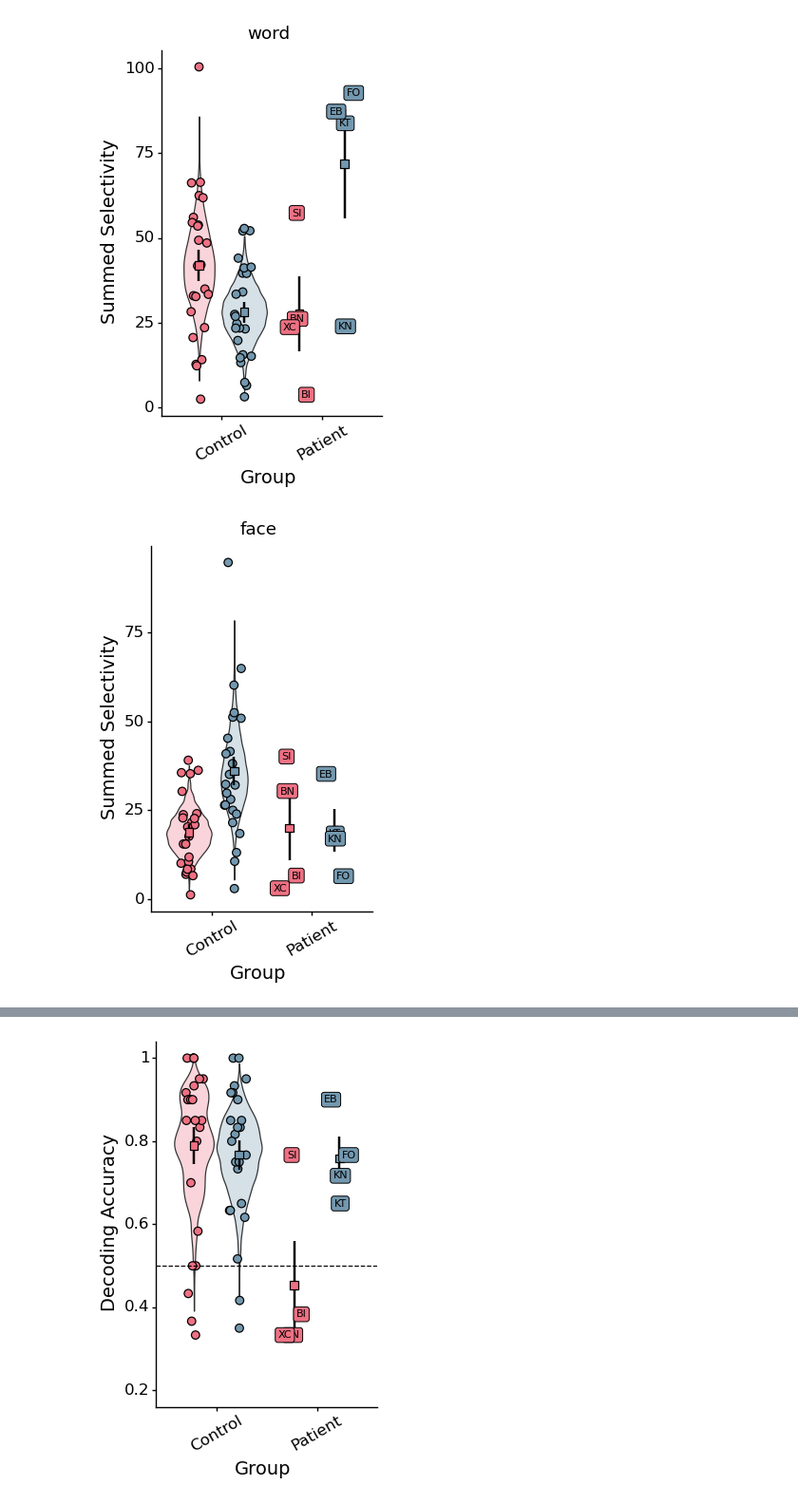
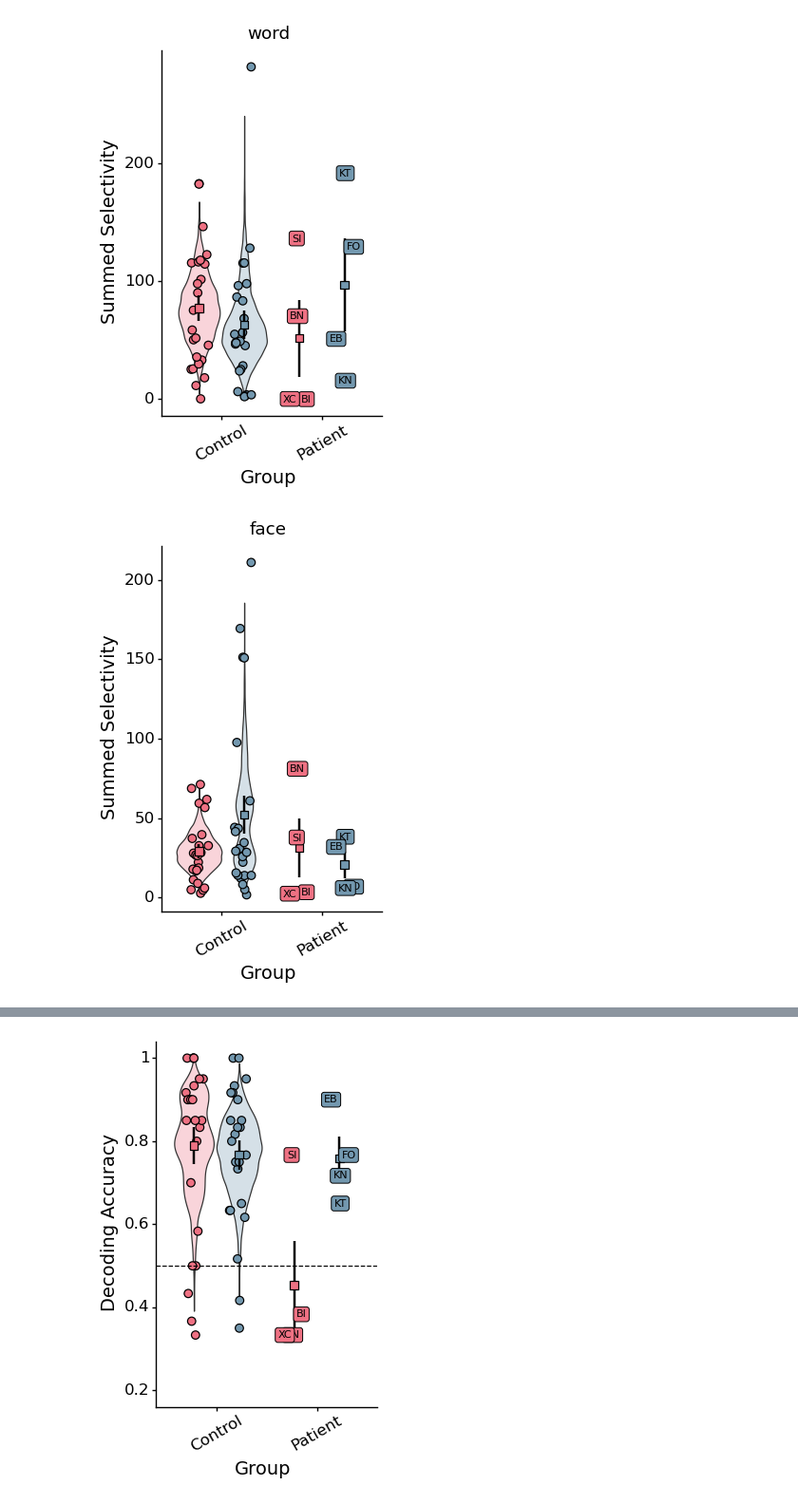
Before and after one commit to vayzenb/hemispace, a Jupyter notebook: analyses/create_figs.ipynb, the cells around one changed output, grey strips where cells are left out. Shown at 95% size. Saved outputs shown, nothing was run; the diff lists cells and outputs as text; code cells hidden in the pictures.

Commit message:
added hemi and reverse rois

```diff
--- a/analyses/create_figs.ipynb
+++ b/analyses/create_figs.ipynb
@@ -90,9 +90,9 @@ analyses = ['sum_selec_norm']
 
 conds = ['word', 'face','tool','space']
 
+#rois = ['dorsal_visual_cortex','dorsal_visual_cortex','ventral_visual_cortex','ventral_visual_cortex']
+rois = ['ventral_visual_cortex','ventral_visual_cortex','dorsal_visual_cortex','dorsal_visual_cortex']
 rois = ['dorsal_visual_cortex','dorsal_visual_cortex','ventral_visual_cortex','ventral_visual_cortex']
-rois = ['ventral_visual_cortex','ventral_visual_cortex','dorsal_visual_cortex','dorsal_visual_cortex']
-rois = ['hemi', 'hemi', 'hemi','hemi','dorsal_visual_cortex','dorsal_visual_cortex','ventral_visual_cortex','ventral_visual_cortex']
 
 for analysis, analysis_name in zip(analyses,analysis_names):
 
@@ -110,32 +110,32 @@ for analysis, analysis_name in zip(analyses,analysis_names):
 
 
 
     #convert act resamples to long format
     act_resamples_long = pd.melt(act_resamples, var_name='type', value_name=analysis)
 
     #split type column in cond, hemi, roi
     act_resamples_long[['cond','hemi','roi']] = act_resamples_long['type'].str.split('_',expand=True)
 
     #rename roi column
     act_resamples_long['roi'].replace('dvc','dorsal_visual_cortex',inplace=True)
     act_resamples_long['roi'].replace('vvc','ventral_visual_cortex',inplace=True)
 
     #capitalize hemi
     act_resamples_long['hemi'] = act_resamples_long['hemi'].str.capitalize()
     act_resamples_long['group'] = 'Control'
 
     for cond, roi in zip(conds, rois):
         resample_data = act_resamples_long[(act_resamples_long['cond']==cond) & (act_resamples_long['roi']==roi)]
         curr_summary = data_summary[(data_summary['cond']==cond) & (data_summary['roi']==roi)]
         curr_summary['group'] = curr_summary['group'].str.capitalize()
 
         #create mean and SE data for patients
         data_mean = curr_summary.groupby(['hemi', 'group']).mean().reset_index()
         data_mean_se = curr_summary.groupby(['hemi', 'group']).sem().reset_index()
         data_mean['se'] = data_mean_se[analysis]
         data_mean['group'] = data_mean['group'].str.capitalize()
 
         create_violin(resample_data,data_mean, curr_summary,  analysis, analysis_name, roi, cond)
 # %% [output]
-[figure, old version]
+[figure, new version]
-[figure, old version]
+[figure, new version]
```
Also changed, not shown: parts of 1 cell of this notebook, 4 other files.
